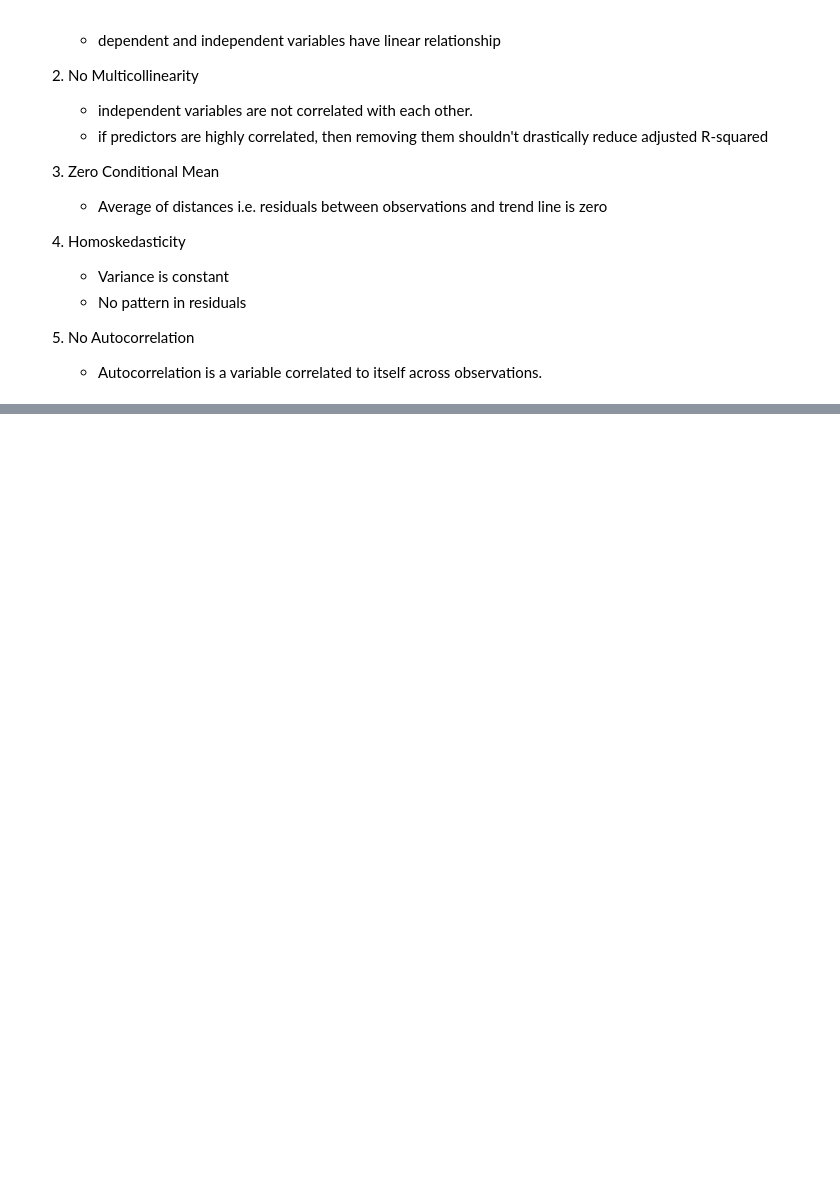
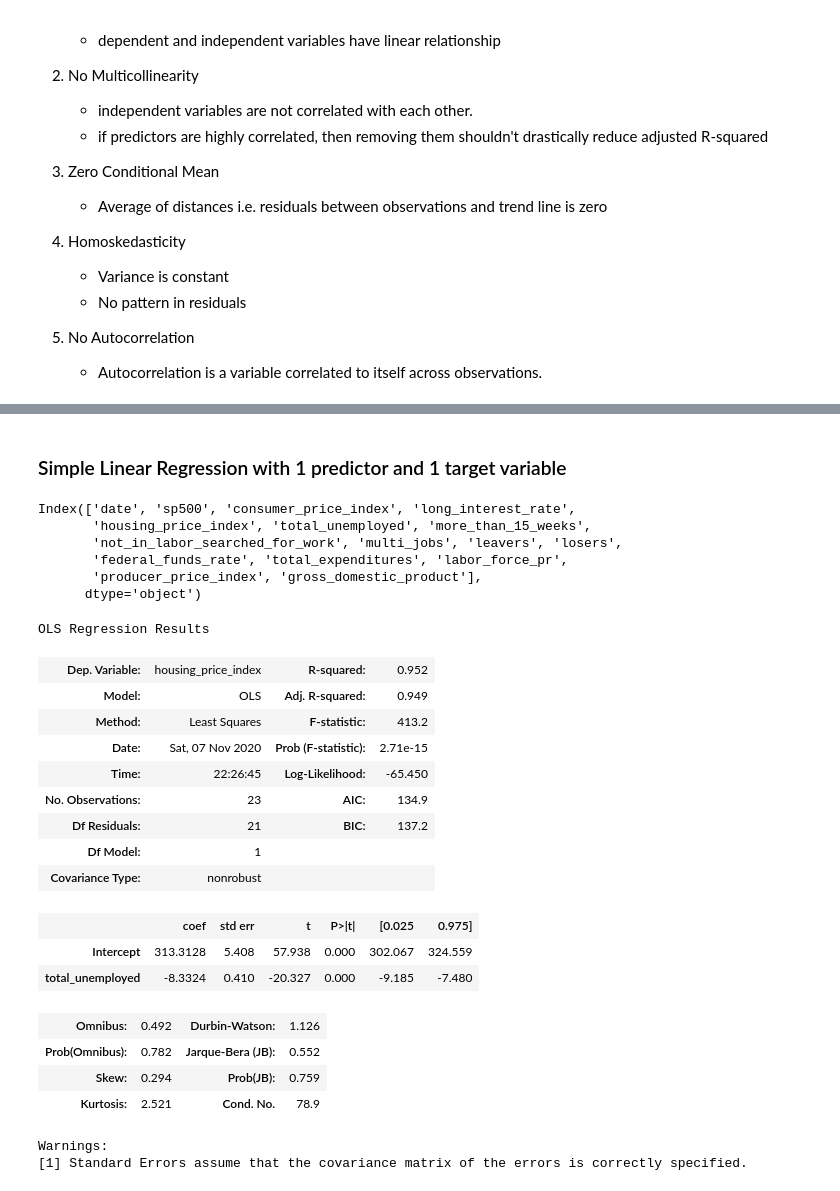
Before and after one commit to pksvv/dsmreg, a Jupyter notebook: Predicting Housing Price using Statsmodels.ipynb, the cells around one changed output, grey strips where cells are left out. Saved outputs shown, nothing was run; the diff lists cells and outputs as text; code cells hidden in the pictures; blank space fills up the shorter version.

```diff
--- a/Predicting Housing Price using Statsmodels.ipynb
+++ b/Predicting Housing Price using Statsmodels.ipynb
@@ -90,0 +117,11 @@ gdp.head(10)
+# %% [markdown]
+### Simple Linear Regression with 1 predictor and 1 target variable
+# %%
+df.columns
+# %% [output]
+Index(['date', 'sp500', 'consumer_price_index', 'long_interest_rate',
+       'housing_price_index', 'total_unemployed', 'more_than_15_weeks',
+       'not_in_labor_searched_for_work', 'multi_jobs', 'leavers', 'losers',
+       'federal_funds_rate', 'total_expenditures', 'labor_force_pr',
+       'producer_price_index', 'gross_domestic_product'],
+      dtype='object')
@@ -90,0 +132,22 @@ gdp.head(10)
+# %%
+housing_model_summary
+# %% [output]
+OLS Regression Results
+| Dep. Variable: | housing_price_index | R-squared: | 0.952 |
+| Model: | OLS | Adj. R-squared: | 0.949 |
+| Method: | Least Squares | F-statistic: | 413.2 |
+| Date: | Sat, 07 Nov 2020 | Prob (F-statistic): | 2.71e-15 |
+| Time: | 22:26:45 | Log-Likelihood: | -65.450 |
+| No. Observations: | 23 | AIC: | 134.9 |
+| Df Residuals: | 21 | BIC: | 137.2 |
+| Df Model: | 1 |  |  |
+| Covariance Type: | nonrobust |  |  |
+|  | coef | std err | t | P>|t| | [0.025 | 0.975] |
+| Intercept | 313.3128 | 5.408 | 57.938 | 0.000 | 302.067 | 324.559 |
+| total_unemployed | -8.3324 | 0.410 | -20.327 | 0.000 | -9.185 | -7.480 |
+| Omnibus: | 0.492 | Durbin-Watson: | 1.126 |
+| Prob(Omnibus): | 0.782 | Jarque-Bera (JB): | 0.552 |
+| Skew: | 0.294 | Prob(JB): | 0.759 |
+| Kurtosis: | 2.521 | Cond. No. | 78.9 |
+Warnings:
+[1] Standard Errors assume that the covariance matrix of the errors is correctly specified.
```
Also changed, not shown: parts of 6 cells of this notebook.
